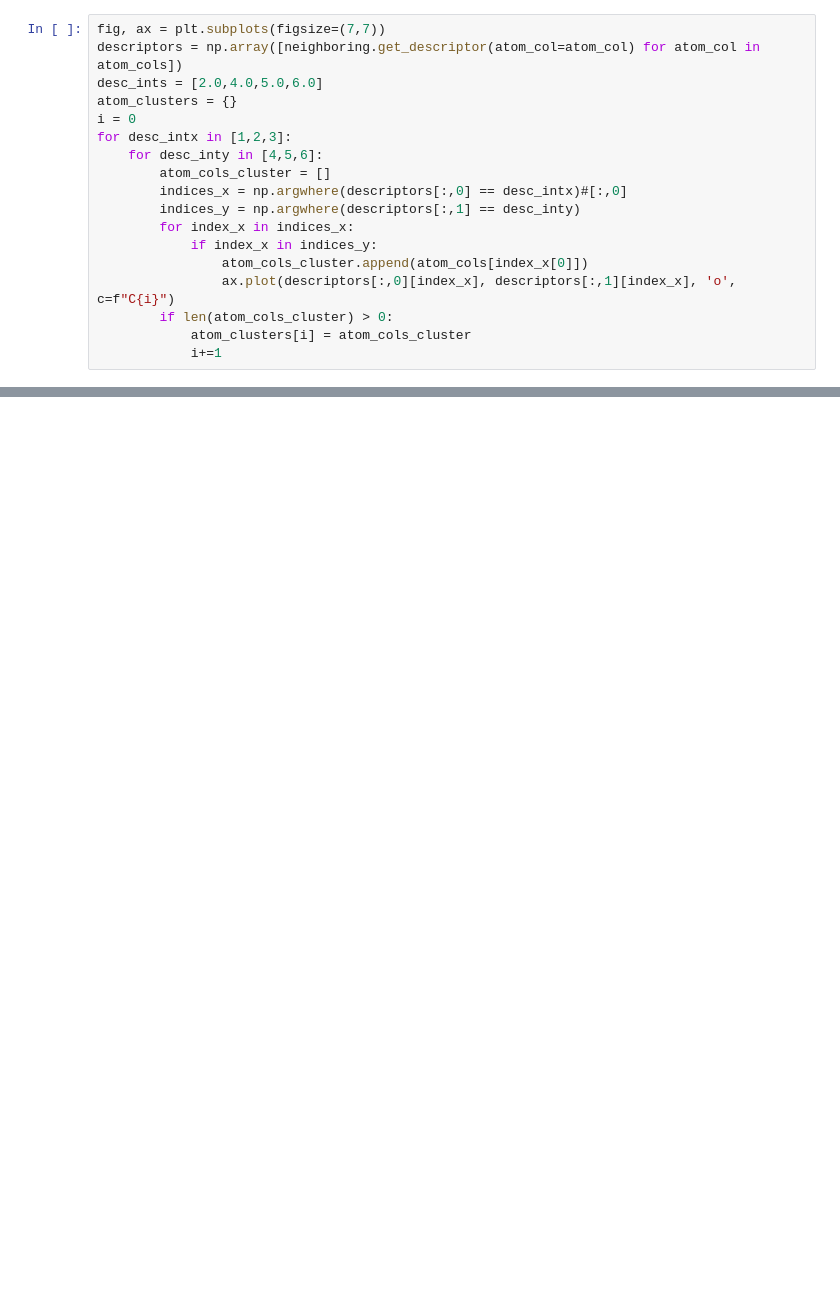
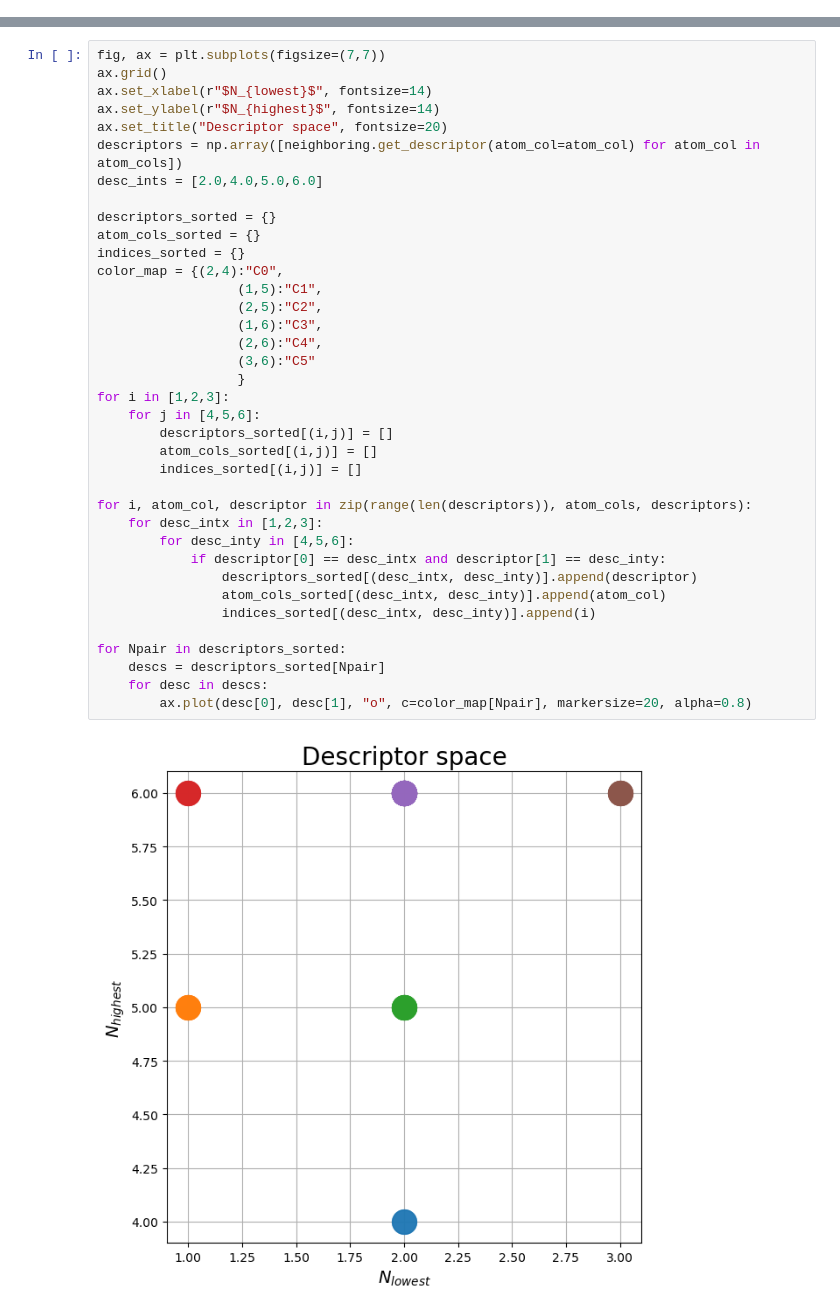
Before and after one commit to karsten3112/Computational-Physics, a Jupyter notebook: Week4/exercise19.ipynb, the cells around one changed output, grey strips where cells are left out. Cells and saved outputs as stored; diff of their text form; blank space fills up the shorter version.

```diff
--- a/Week4/exercise19.ipynb
+++ b/Week4/exercise19.ipynb
@@ -32,18 +32,0 @@ for i in [0, 2]:
-# %%
-fig, ax = plt.subplots(figsize=(7,7))
-descriptors = np.array([neighboring.get_descriptor(atom_col=atom_col) for atom_col in atom_cols])
-desc_ints = [2.0,4.0,5.0,6.0]
-atom_clusters = {}
-i = 0
-for desc_intx in [1,2,3]:
-    for desc_inty in [4,5,6]:
-        atom_cols_cluster = []
-        indices_x = np.argwhere(descriptors[:,0] == desc_intx)#[:,0]
-        indices_y = np.argwhere(descriptors[:,1] == desc_inty)
-        for index_x in indices_x:
-            if index_x in indices_y:
-                atom_cols_cluster.append(atom_cols[index_x[0]])
-                ax.plot(descriptors[:,0][index_x], descriptors[:,1][index_x], 'o', c=f"C{i}")
-        if len(atom_cols_cluster) > 0:
-            atom_clusters[i] = atom_cols_cluster
-            i+=1
@@ -80,0 +33,39 @@ ax.set_ylim(-5.0,55)
+# %%
+fig, ax = plt.subplots(figsize=(7,7))
+ax.grid()
+ax.set_xlabel(r"$N_{lowest}$", fontsize=14)
+ax.set_ylabel(r"$N_{highest}$", fontsize=14)
+ax.set_title("Descriptor space", fontsize=20)
+descriptors = np.array([neighboring.get_descriptor(atom_col=atom_col) for atom_col in atom_cols])
+desc_ints = [2.0,4.0,5.0,6.0]
+
+descriptors_sorted = {}
+atom_cols_sorted = {}
+indices_sorted = {}
+color_map = {(2,4):"C0",
+                  (1,5):"C1",
+                  (2,5):"C2",
+                  (1,6):"C3",
+                  (2,6):"C4",
+                  (3,6):"C5"
+                  }
+for i in [1,2,3]:
+    for j in [4,5,6]:
+        descriptors_sorted[(i,j)] = []
+        atom_cols_sorted[(i,j)] = []
+        indices_sorted[(i,j)] = []
+
+for i, atom_col, descriptor in zip(range(len(descriptors)), atom_cols, descriptors):
+    for desc_intx in [1,2,3]:
+        for desc_inty in [4,5,6]:
+            if descriptor[0] == desc_intx and descriptor[1] == desc_inty:
+                descriptors_sorted[(desc_intx, desc_inty)].append(descriptor)
+                atom_cols_sorted[(desc_intx, desc_inty)].append(atom_col)
+                indices_sorted[(desc_intx, desc_inty)].append(i)
+
+for Npair in descriptors_sorted:
+    descs = descriptors_sorted[Npair]
+    for desc in descs:
+        ax.plot(desc[0], desc[1], "o", c=color_map[Npair], markersize=20, alpha=0.8)
+# %% [output]
+[figure, added]
```
Also changed, not shown: parts of 7 cells of this notebook, 4 other files.
